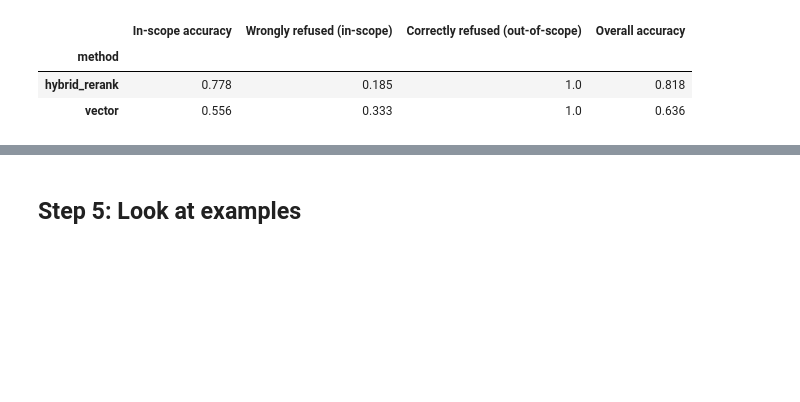
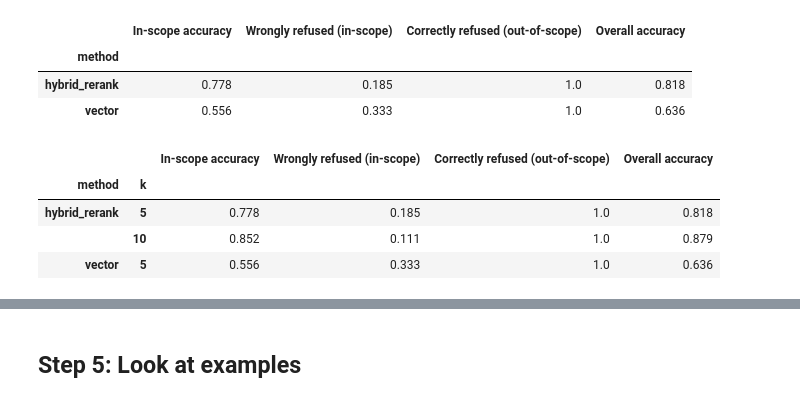
Before and after one commit to omshivbhosale/Financial-Filings-Rag, a Jupyter notebook: 4_evaluation/evaluation.ipynb, the cells around one changed output, grey strips where cells are left out. Cells and saved outputs as stored; diff of their text form; code cells hidden in the pictures; blank space fills up the shorter version.

Commit message:
Send 10 chunks to the LLM (accuracy 81.8% -> 87.9%), pin requirements, make the app deployable

```diff
--- a/4_evaluation/evaluation.ipynb
+++ b/4_evaluation/evaluation.ipynb
@@ -224,27 +211,31 @@ def judge(question, reference, answer):
     return bool(match) and match.group(1) == "true"
 
 
-def evaluate_answers(method):
-    """Answer every test question with one search method. Progress is saved after each question,
-    so if the Groq rate limit stops the run, re-running continues where it left off."""
-    path = EVAL_DIR / f"answers_{method}.csv"
+def evaluate_answers(method, k=5):
+    """Answer every test question with one search method and k chunks. Progress is saved after each
+    question, so if the Groq rate limit stops the run, re-running continues where it left off.
+    k=5 uses the original files; other values get their own file (e.g. answers_hybrid_rerank_k10.csv)."""
+    suffix = "" if k == 5 else f"_k{k}"
+    path = EVAL_DIR / f"answers_{method}{suffix}.csv"
     rows = pd.read_csv(path).to_dict("records") if path.exists() else []
     done = {r["question"] for r in rows}
     for row in eval_set.to_dict("records"):
         if row["question"] in done:
             continue
-        sources = retriever.get_chunks(retriever.search(row["question"], k=5, method=method))
+        sources = retriever.get_chunks(retriever.search(row["question"], k=k, method=method))
         answer = generate_answer(answer_llm, row["question"], sources)
         refused = NOT_FOUND.lower().rstrip(".") in answer.lower()
         if row["type"] == "out_of_scope":
             correct = refused
         else:
             correct = (not refused) and judge(row["question"], row["answer"], answer)
-        rows.append({**row, "method": method, "chatbot_answer": answer, "refused": refused, "correct": correct,
-                     "sources": [s["chunk_id"] for s in sources]})
+        rows.append({**row, "method": method, "k": k, "chatbot_answer": answer, "refused": refused,
+                     "correct": correct, "sources": [s["chunk_id"] for s in sources]})
         pd.DataFrame(rows).to_csv(path, index=False)
-        print(f"{method:14s} {len(rows):2d}/{len(eval_set)}  correct={correct}")
-    return pd.DataFrame(rows)
+        print(f"{method:14s} k={k:2d} {len(rows):2d}/{len(eval_set)}  correct={correct}")
+    result = pd.DataFrame(rows)
+    result["k"] = k
+    return result
 
 
 answers = pd.concat([evaluate_answers(m) for m in ["vector", "hybrid_rerank"]], ignore_index=True)
@@ -268,0 +246,2 @@ hybrid_rerank  33/33  correct=True
+# %%
+answers_k10 = evaluate_answers("hybrid_rerank", k=10)
@@ -285,3 +282,15 @@ answer_results
 | method |  |  |  |  |
 | hybrid_rerank | 0.778 | 0.185 | 1.0 | 0.818 |
 | vector | 0.556 | 0.333 | 1.0 | 0.636 |
+# %%
+all_answers = pd.concat([answers, answers_k10], ignore_index=True)
+comparison = (all_answers.groupby(["method", "k"])[["type", "correct", "refused"]]
+              .apply(summarize).round(3))
+comparison.to_csv(EVAL_DIR / "answer_results_by_k.csv")
+comparison
+# %% [output]
+|  |  | In-scope accuracy | Wrongly refused (in-scope) | Correctly refused (out-of-scope) | Overall accuracy |
+| method | k |  |  |  |  |
+| hybrid_rerank | 5 | 0.778 | 0.185 | 1.0 | 0.818 |
+|  | 10 | 0.852 | 0.111 | 1.0 | 0.879 |
+| vector | 5 | 0.556 | 0.333 | 1.0 | 0.636 |
```
Also changed, not shown: parts of 7 cells of this notebook, 8 other files.
